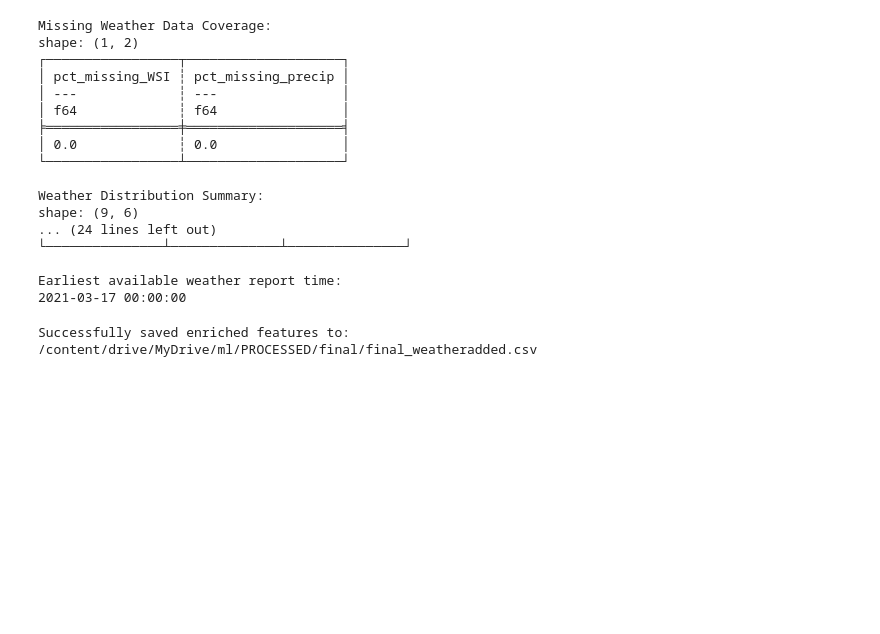
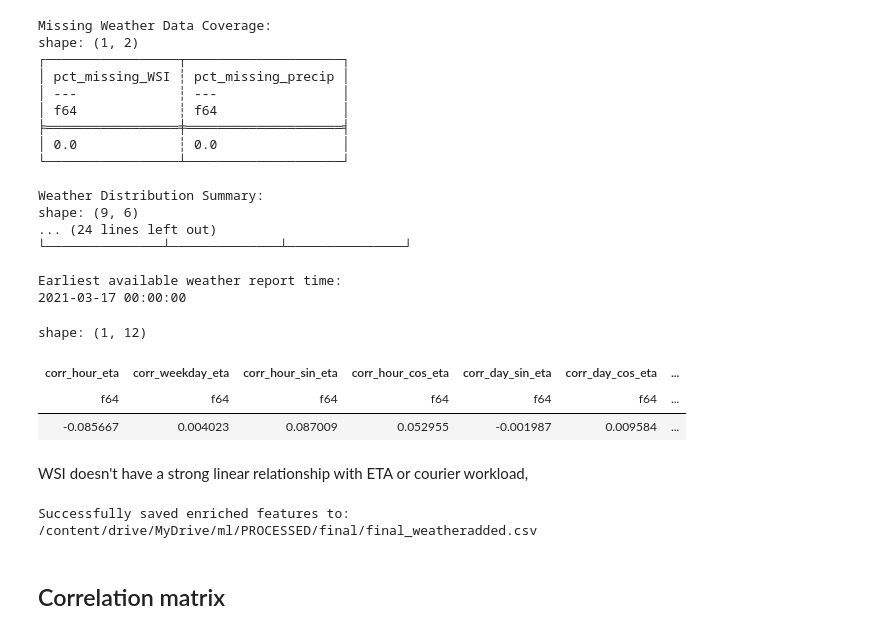
Before and after one commit to aymuos/starship, a Jupyter notebook: fundamental_EDA/feature_creator.ipynb, the cells around one changed output. Saved outputs shown, nothing was run; the diff lists cells and outputs as text; code cells hidden in the pictures; blank space fills up the shorter version.

```diff
--- a/fundamental_EDA/feature_creator.ipynb
+++ b/fundamental_EDA/feature_creator.ipynb
@@ -1801,6 +1800,27 @@ shape: (9, 6)
 
 Earliest available weather report time:
 2021-03-17 00:00:00
+# %%
+features.select([ pl.corr("hour", "eta_mins").alias("corr_hour_eta"),
+                 pl.corr("weekday", "eta_mins").alias("corr_weekday_eta"),
+                  pl.corr("hour_sin", "eta_mins").alias("corr_hour_sin_eta"),
+                  pl.corr("hour_cos", "eta_mins").alias("corr_hour_cos_eta"),
+                  pl.corr("day_sin", "eta_mins").alias("corr_day_sin_eta"),
+                  pl.corr("day_cos", "eta_mins").alias("corr_day_cos_eta"),
+                  pl.corr("hour", "workload_capped").alias("corr_hour_workload"),
+                  pl.corr("weekday", "workload_capped").alias("corr_weekday_workload"),
+                  pl.corr("hour_sin", "workload_capped").alias("corr_hour_sin_workload"),
+                  pl.corr("hour_cos", "workload_capped").alias("corr_hour_cos_workload"),
+                  pl.corr("day_sin", "workload_capped").alias("corr_day_sin_workload"),
+                  pl.corr("day_cos", "workload_capped").alias("corr_day_cos_workload")
+                ])
+# %% [output]
+shape: (1, 12)
+| corr_hour_eta | corr_weekday_eta | corr_hour_sin_eta | corr_hour_cos_eta | corr_day_sin_eta | corr_day_cos_eta | ... |
+| f64 | f64 | f64 | f64 | f64 | f64 | ... |
+| -0.085667 | 0.004023 | 0.087009 | 0.052955 | -0.001987 | 0.009584 | ... |
+# %% [markdown]
+WSI doesn't have a strong linear relationship with ETA or courier workload,
 # %%
 import os
 
@@ -1815,3 +1833,5 @@ features.write_csv(output_path)
 print(f"Successfully saved enriched features to: {output_path}")
 # %% [output]
 Successfully saved enriched features to: /content/drive/MyDrive/ml/PROCESSED/final/final_weatheradded.csv
+# %% [markdown]
+## Correlation matrix
```
Also changed, not shown: parts of 12 cells of this notebook.
